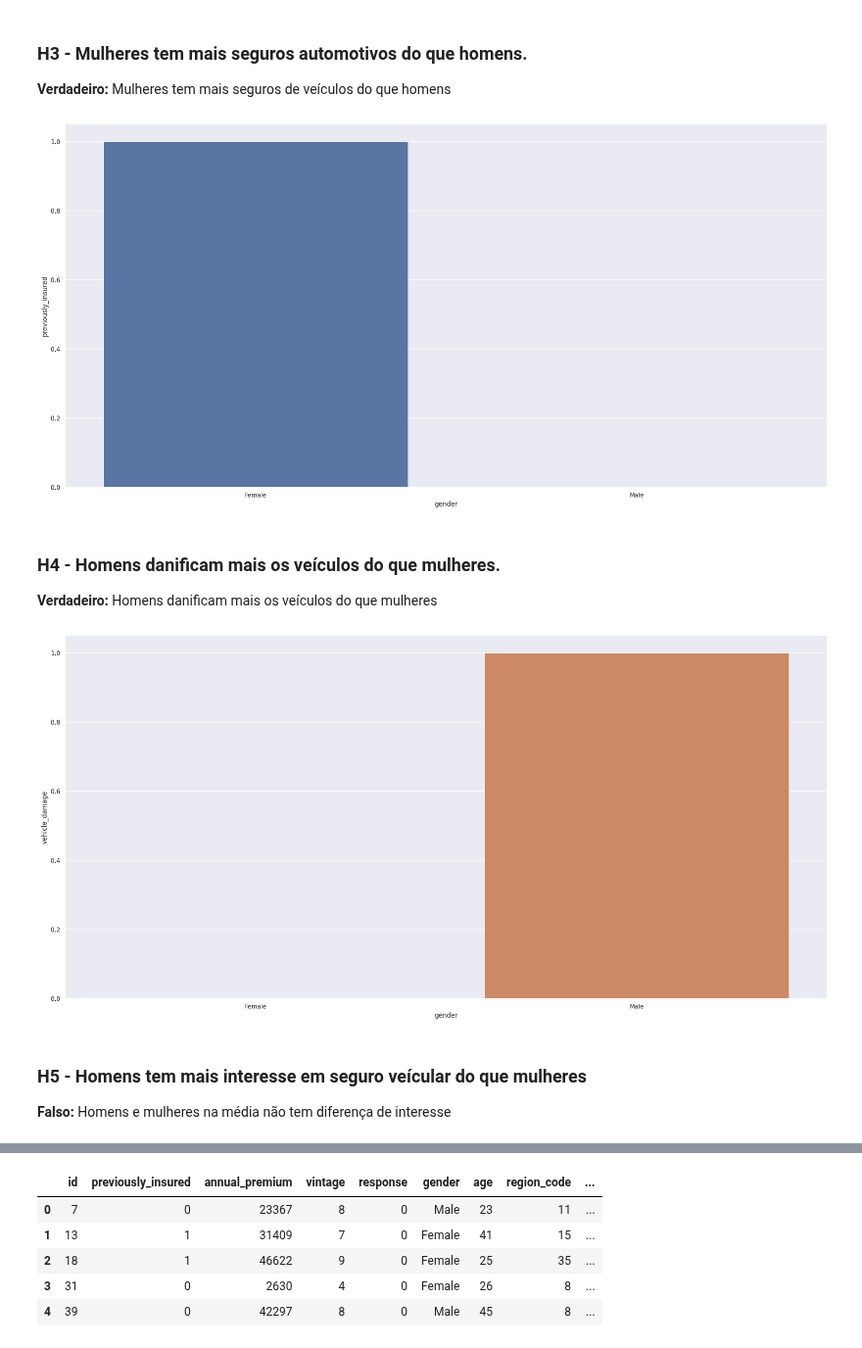
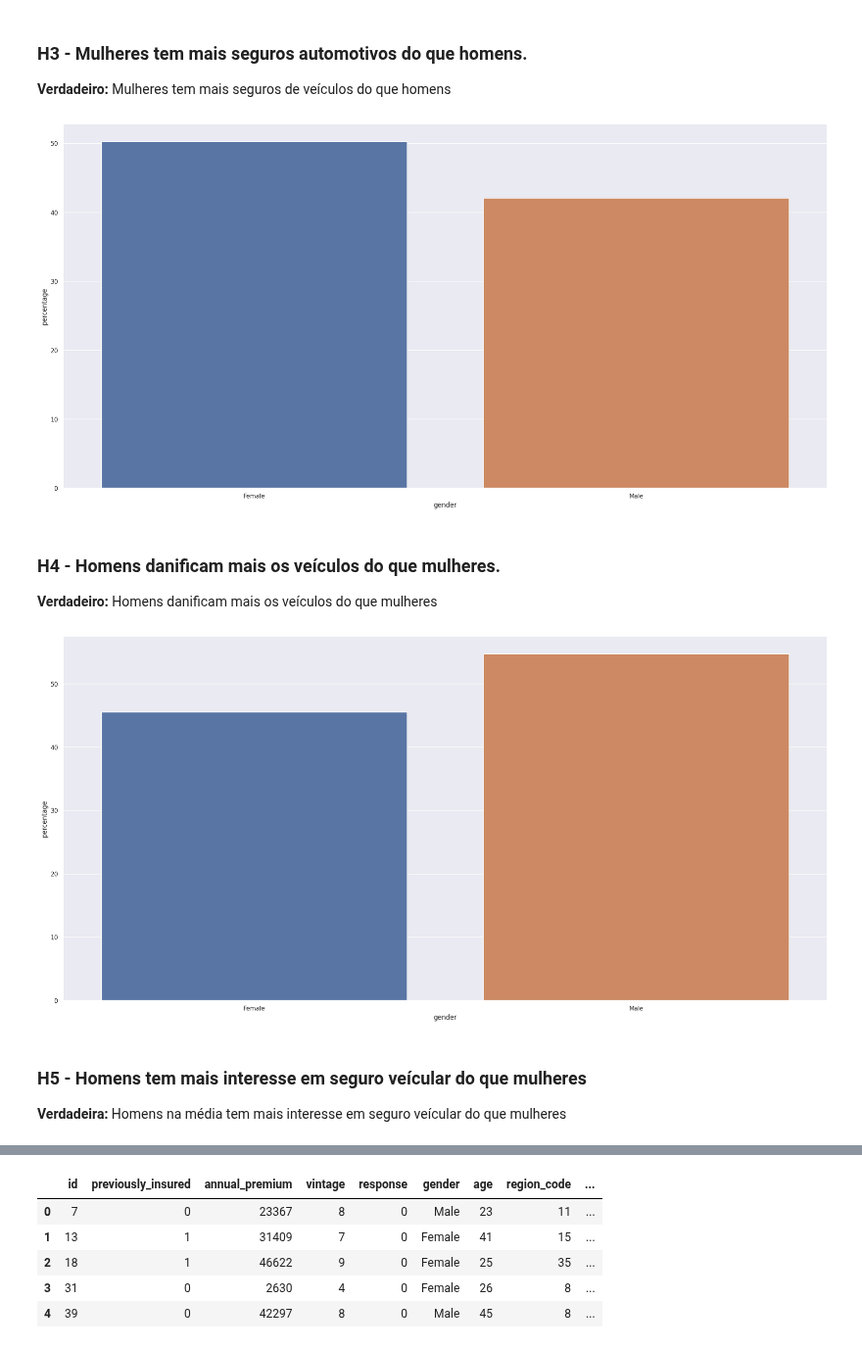
Before and after one commit to guiaraujofreitas/Insurance-Health-Cross-Sell, a Jupyter notebook: Step_4_Project_Health_Insurance_Cross_Sell.ipynb, the cells around one changed output, grey strips where cells are left out. Shown at 98% size. Cells and saved outputs as stored; diff of their text form; code cells hidden in the pictures.

```diff
--- a/Step_4_Project_Health_Insurance_Cross_Sell.ipynb
+++ b/Step_4_Project_Health_Insurance_Cross_Sell.ipynb
@@ -275,9 +275,14 @@ df2 = df1.copy(deep=True)
 ## 2.7 FEATURE ENGERING
 # %%
 #rename the rows of colum vehicle age
-df2['vehicle_age'] = df2['vehicle_age'].apply(lambda x: 'less_1_year' if x== '< 1 Year'
-                                              else 'between_1_and_2_year' if x== '1-2 Year'
-                                              else 'more_2_year'
+#df2['vehicle_age'] = df2['vehicle_age'].apply(lambda x: 'less_1_year' if x== '< 1 Year'
+                                              #else 'between_1_and_2_year' if x== '1-2 Year'
+                                              #else 'more_2_year'
+                                              #if x== '> 2 Years' else x)
+
+df2['vehicle_age'] = df2['vehicle_age'].apply(lambda x: 0 if x== '< 1 Year'
+                                              else 2 if x== '1-2 Year'
+                                              else 3
                                               if x== '> 2 Years' else x)
 
 #rename the rows of colum vehicle damage
@@ -341,5 +350,10 @@ sns.countplot(x = 'vehicle_damage', data=df4);
 # %% [markdown]
 ## 4.2 ANALSY BIVARIABLE
+# %%
+def percentage (x):
+    p = x * 100
+
+    return p
 # %% [markdown]
 ### H1 - Clientes acima de 40 anos tem mais interesse em seguro automotivo.
 
@@ -381,22 +384,26 @@ sns.barplot(x= aux_h2['gender'], y= aux_h2['driving_license']);
 ### H3 - Mulheres tem mais seguros automotivos do que homens.
 **Verdadeiro:** Mulheres tem mais seguros de veículos do que homens
 # %%
-aux_h3 = df4[['gender','previously_insured']].groupby('gender').median().reset_index()
+aux_h3 = df4[['gender','previously_insured']].groupby('gender').mean().reset_index()
 
-sns.barplot(x= 'gender', y = 'previously_insured', data=aux_h3);
+aux_h3['percentage'] = percentage( aux_h3['previously_insured'] )
+
+sns.barplot(x= 'gender', y = 'percentage', data=aux_h3);
 # %% [output]
-[figure, old version]
+[figure, new version]
 # %% [markdown]
 ### H4 - Homens danificam mais os veículos do que mulheres.
 
 **Verdadeiro:** Homens danificam mais os veículos do que mulheres
 # %%
-aux_h4 = df4[['gender','vehicle_damage']].groupby('gender').median().reset_index()
+aux_h4 = df4[['gender','vehicle_damage']].groupby('gender').mean().reset_index()
 
-sns.barplot(x= 'gender', y = 'vehicle_damage', data= aux_h4);
+aux_h4['percentage'] = percentage( aux_h4['vehicle_damage'] )
+
+sns.barplot(x= 'gender', y = 'percentage', data= aux_h4);
 # %% [output]
-[figure, old version]
+[figure, new version]
 # %% [markdown]
 ### H5 - Homens tem mais interesse em seguro veícular do que mulheres
-**Falso:** Homens e mulheres na média não tem diferença de interesse
+**Verdadeira:** Homens na média tem mais interesse em seguro veícular do que mulheres
 # %%
```
Also changed, not shown: parts of 11 cells of this notebook.
